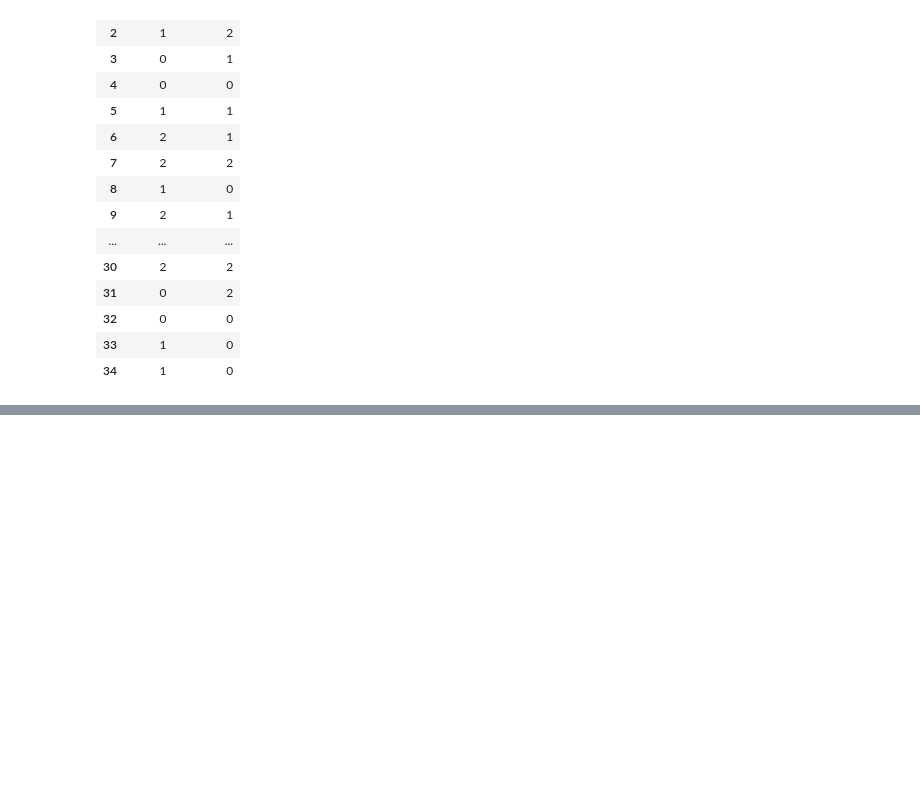
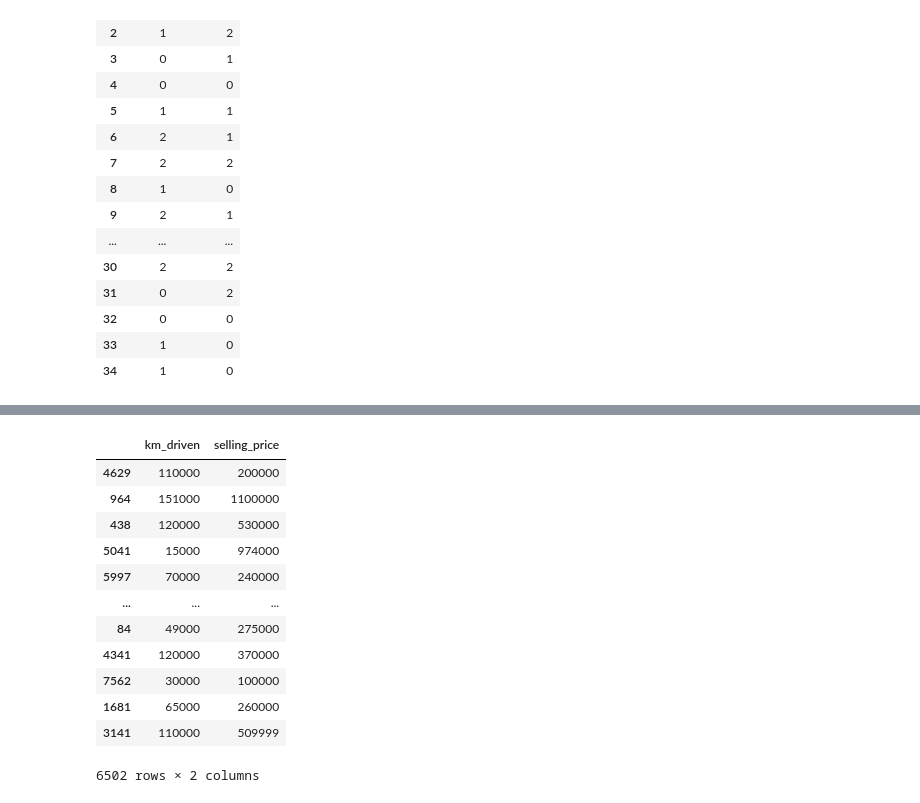
Before and after one commit to yuvrajmalviya/Machine_Learning, a Jupyter notebook: Practice.ipynb, the cells around one changed output, grey strips where cells are left out. Cells and saved outputs as stored; diff of their text form; code cells hidden in the pictures; blank space fills up the shorter version.

```diff
--- a/Practice.ipynb
+++ b/Practice.ipynb
@@ -346,0 +381,16 @@ x_train_encoded
+# %%
+x_train
+# %% [output]
+|  | km_driven | selling_price |
+| 4629 | 110000 | 200000 |
+| 964 | 151000 | 1100000 |
+| 438 | 120000 | 530000 |
+| 5041 | 15000 | 974000 |
+| 5997 | 70000 | 240000 |
+| ... | ... | ... |
+| 84 | 49000 | 275000 |
+| 4341 | 120000 | 370000 |
+| 7562 | 30000 | 100000 |
+| 1681 | 65000 | 260000 |
+| 3141 | 110000 | 509999 |
+6502 rows × 2 columns
```
Also changed, not shown: parts of 11 cells of this notebook, 3 other files.
